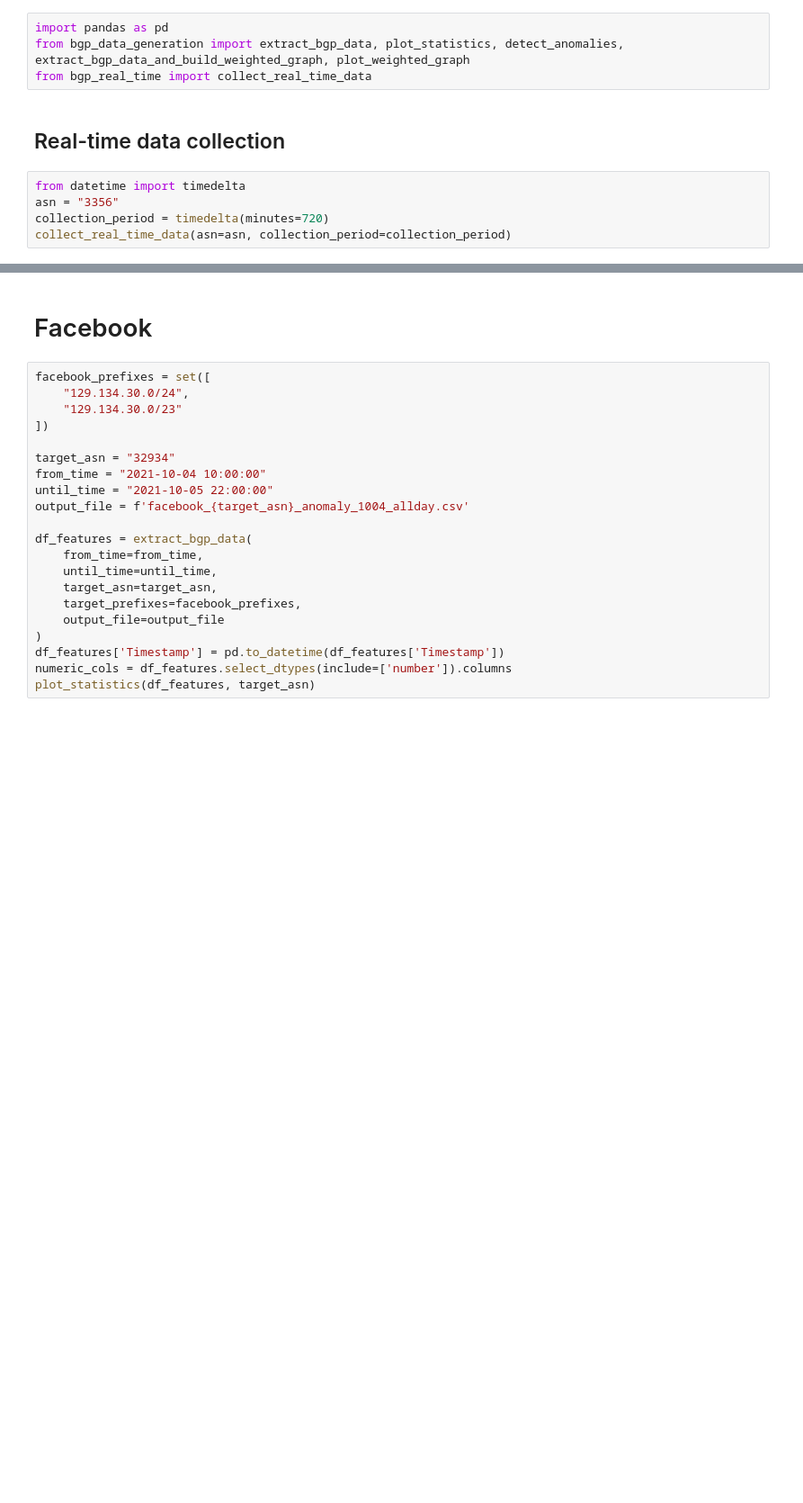
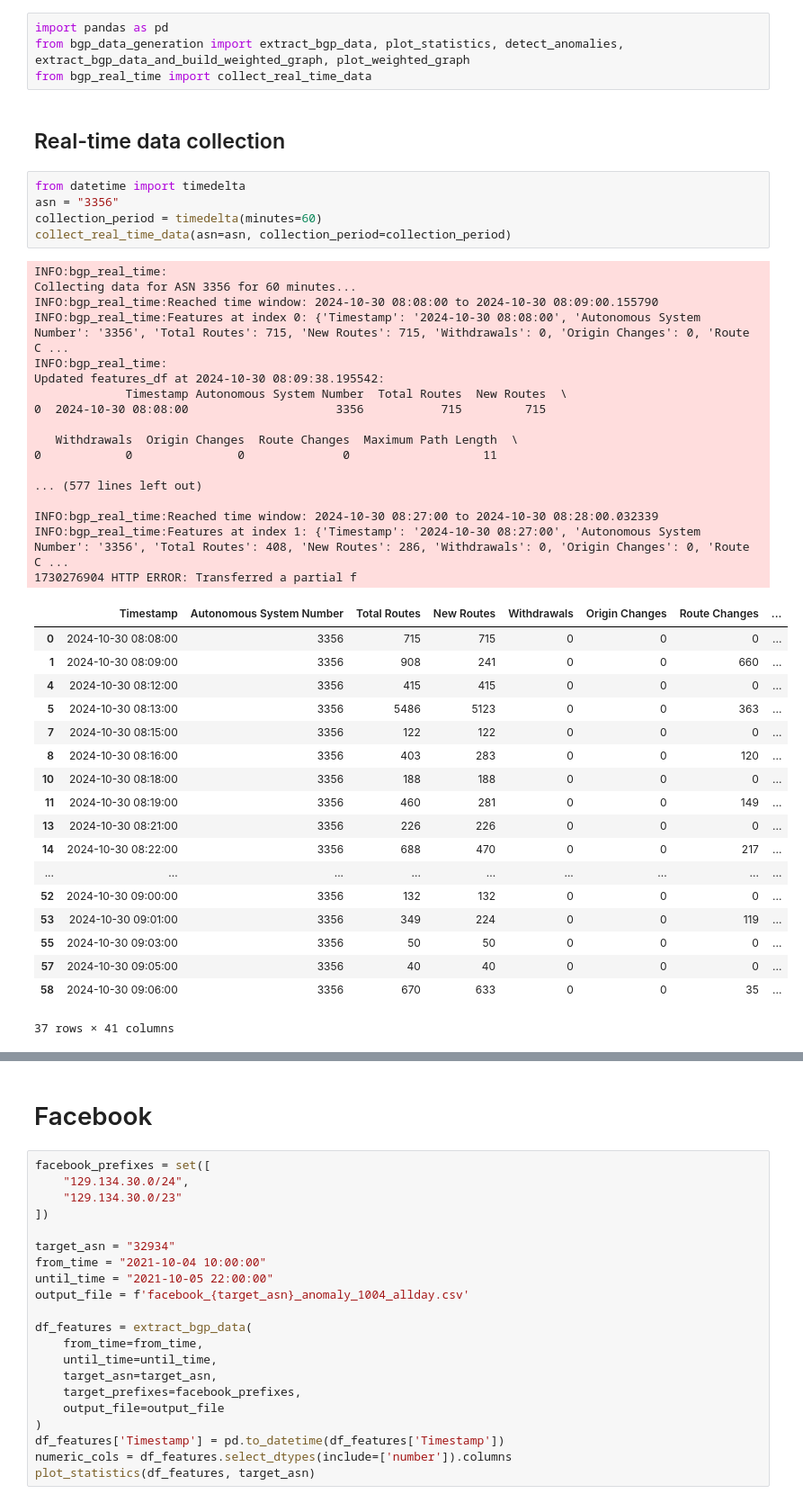
Before and after one commit to hyonbokan/BGP_data_analysis, a Jupyter notebook: bgp_data_analysis_feature_extraction.ipynb, the cells around one changed output, grey strips where cells are left out. Shown at 90% size. Saved outputs shown, nothing was run; the diff lists cells and outputs as text; blank space fills up the shorter version.

```diff
--- a/bgp_data_analysis_feature_extraction.ipynb
+++ b/bgp_data_analysis_feature_extraction.ipynb
@@ -9,7 +9,43 @@ from bgp_real_time import collect_real_time_data
 # %%
 from datetime import timedelta
 asn = "3356"
-collection_period = timedelta(minutes=720)
+collection_period = timedelta(minutes=60)
 collect_real_time_data(asn=asn, collection_period=collection_period)
+# %% [output]
+INFO:bgp_real_time:
+Collecting data for ASN 3356 for 60 minutes...
+INFO:bgp_real_time:Reached time window: 2024-10-30 08:08:00 to 2024-10-30 08:09:00.155790
+INFO:bgp_real_time:Features at index 0: {'Timestamp': '2024-10-30 08:08:00', 'Autonomous System Number': '3356', 'Total Routes': 715, 'New Routes': 715, 'Withdrawals': 0, 'Origin Changes': 0, 'Route C ...
+INFO:bgp_real_time:
+Updated features_df at 2024-10-30 08:09:38.195542:
+             Timestamp Autonomous System Number  Total Routes  New Routes  \
+0  2024-10-30 08:08:00                     3356           715         715
+
+   Withdrawals  Origin Changes  Route Changes  Maximum Path Length  \
+0            0               0              0                   11
+
+... (577 lines left out)
+
+INFO:bgp_real_time:Reached time window: 2024-10-30 08:27:00 to 2024-10-30 08:28:00.032339
+INFO:bgp_real_time:Features at index 1: {'Timestamp': '2024-10-30 08:27:00', 'Autonomous System Number': '3356', 'Total Routes': 408, 'New Routes': 286, 'Withdrawals': 0, 'Origin Changes': 0, 'Route C ...
+1730276904 HTTP ERROR: Transferred a partial f
+|  | Timestamp | Autonomous System Number | Total Routes | New Routes | Withdrawals | Origin Changes | Route Changes | ... |
+| 0 | 2024-10-30 08:08:00 | 3356 | 715 | 715 | 0 | 0 | 0 | ... |
+| 1 | 2024-10-30 08:09:00 | 3356 | 908 | 241 | 0 | 0 | 660 | ... |
+| 4 | 2024-10-30 08:12:00 | 3356 | 415 | 415 | 0 | 0 | 0 | ... |
+| 5 | 2024-10-30 08:13:00 | 3356 | 5486 | 5123 | 0 | 0 | 363 | ... |
+| 7 | 2024-10-30 08:15:00 | 3356 | 122 | 122 | 0 | 0 | 0 | ... |
+| 8 | 2024-10-30 08:16:00 | 3356 | 403 | 283 | 0 | 0 | 120 | ... |
+| 10 | 2024-10-30 08:18:00 | 3356 | 188 | 188 | 0 | 0 | 0 | ... |
+| 11 | 2024-10-30 08:19:00 | 3356 | 460 | 281 | 0 | 0 | 149 | ... |
+| 13 | 2024-10-30 08:21:00 | 3356 | 226 | 226 | 0 | 0 | 0 | ... |
+| 14 | 2024-10-30 08:22:00 | 3356 | 688 | 470 | 0 | 0 | 217 | ... |
+| ... | ... | ... | ... | ... | ... | ... | ... | ... |
+| 52 | 2024-10-30 09:00:00 | 3356 | 132 | 132 | 0 | 0 | 0 | ... |
+| 53 | 2024-10-30 09:01:00 | 3356 | 349 | 224 | 0 | 0 | 119 | ... |
+| 55 | 2024-10-30 09:03:00 | 3356 | 50 | 50 | 0 | 0 | 0 | ... |
+| 57 | 2024-10-30 09:05:00 | 3356 | 40 | 40 | 0 | 0 | 0 | ... |
+| 58 | 2024-10-30 09:06:00 | 3356 | 670 | 633 | 0 | 0 | 35 | ... |
+37 rows × 41 columns
 # %%
 facebook_prefixes = set([
```
Also changed, not shown: parts of 2 cells of this notebook, 5 other files.
